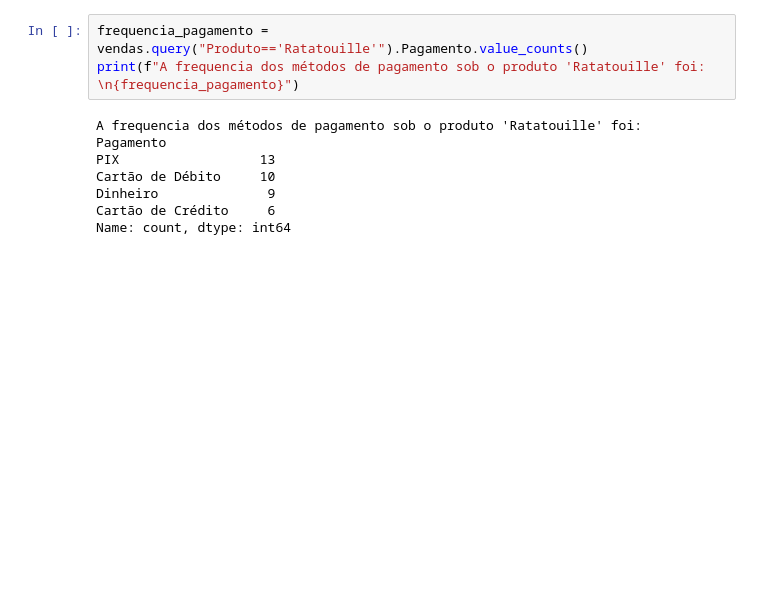
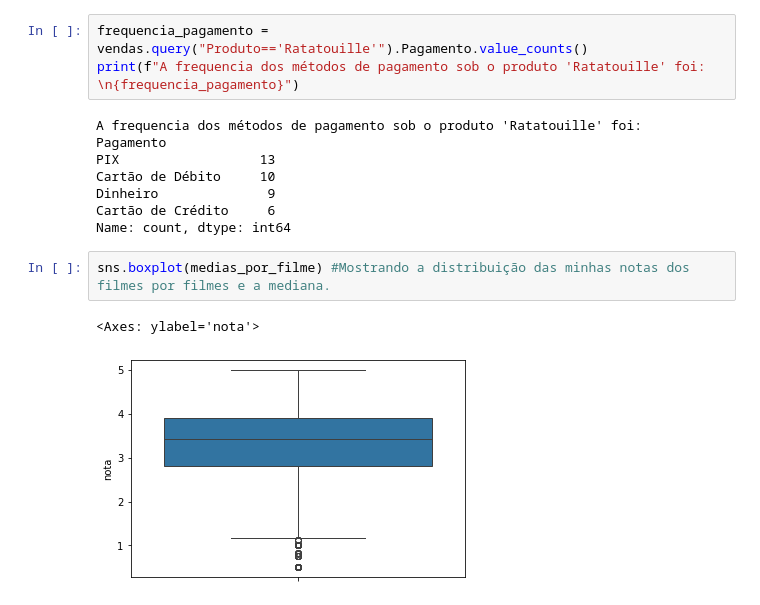
Before and after one commit to KauanAltino/DataScience_ALURA, a Jupyter notebook: DataScience_PARTE1.ipynb, the cells around one changed output. Cells and saved outputs as stored; diff of their text form; blank space fills up the shorter version.

```diff
--- a/DataScience_PARTE1.ipynb
+++ b/DataScience_PARTE1.ipynb
@@ -216,3 +216,8 @@ Cartão de Débito     10
 Dinheiro              9
 Cartão de Crédito     6
 Name: count, dtype: int64
+# %%
+sns.boxplot(medias_por_filme) #Mostrando a distribuição das minhas notas dos filmes por filmes e a mediana.
+# %% [output]
+<Axes: ylabel='nota'>
+[figure, added]
```
Also changed, not shown: parts of 5 cells of this notebook.
